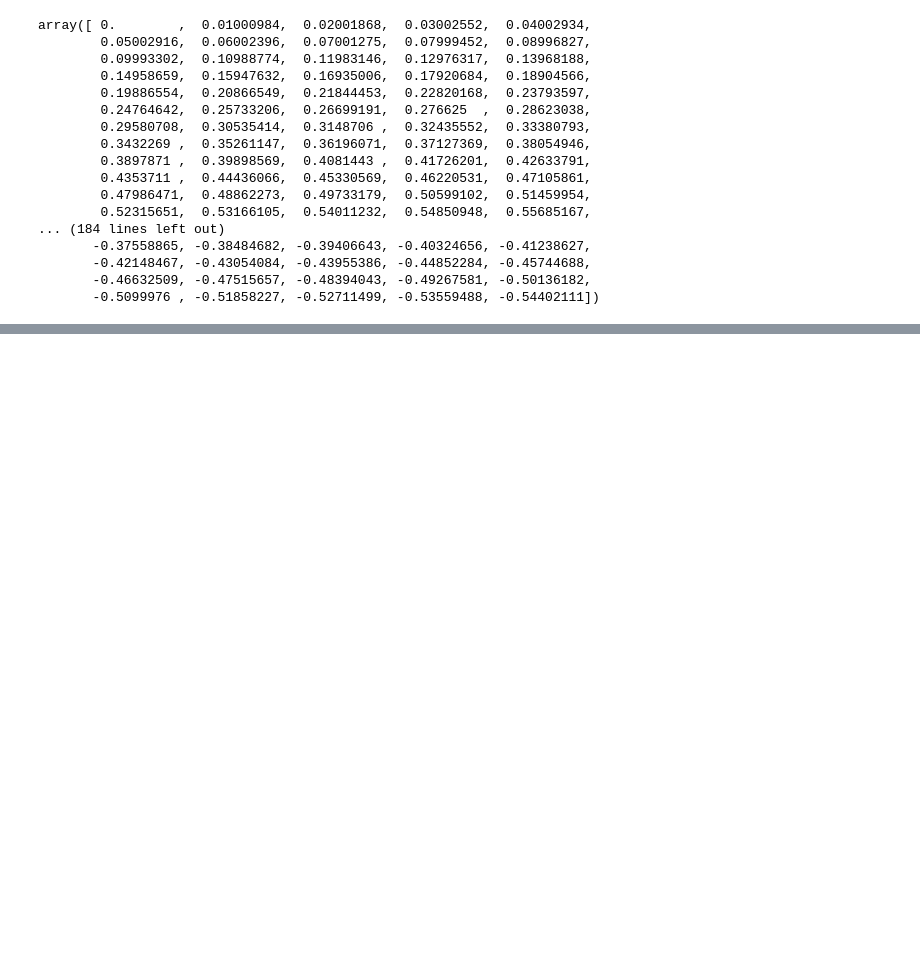
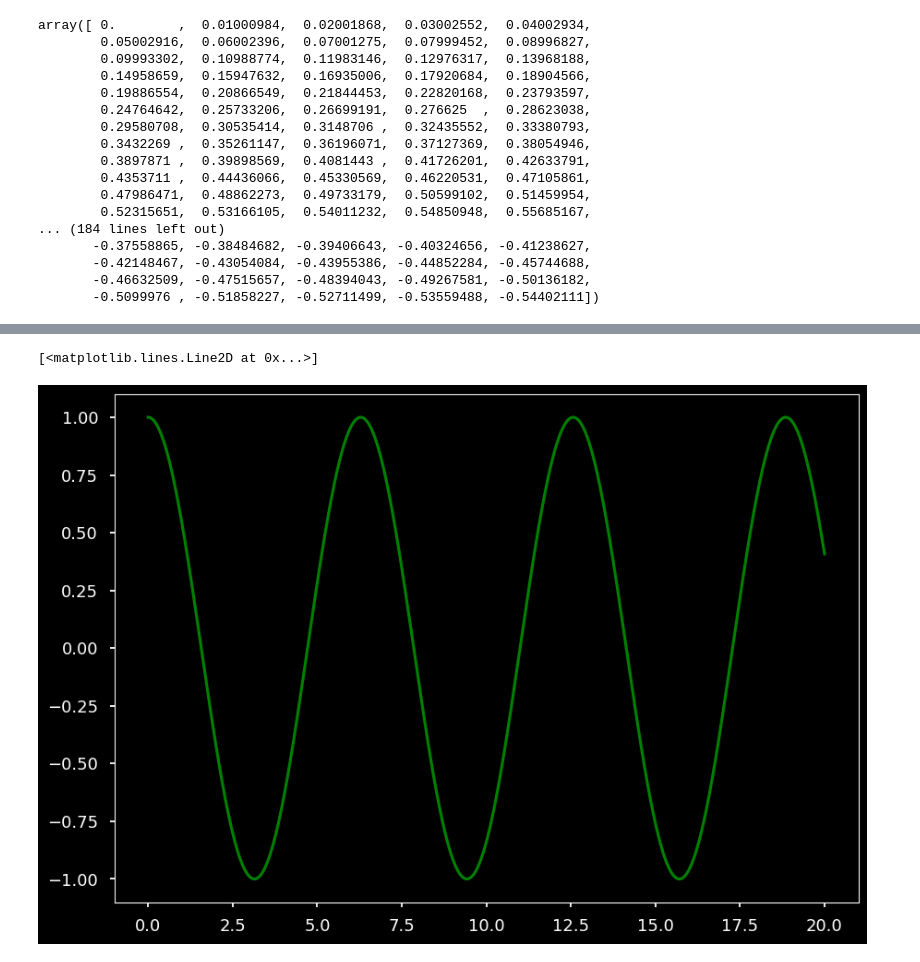
Before and after one commit to AnoopGeorge418/My-Learnings, a Jupyter notebook: Matplotlib/1. intro.ipynb, the cells around one changed output, grey strips where cells are left out. Cells and saved outputs as stored; diff of their text form; code cells hidden in the pictures; blank space fills up the shorter version.

```diff
--- a/Matplotlib/1. intro.ipynb
+++ b/Matplotlib/1. intro.ipynb
@@ -87,0 +153,5 @@ plt.plot(x, x + 0, '*g')
+# %%
+plt.plot(x, y, '-g')
+# %% [output]
+[<matplotlib.lines.Line2D at 0x...>]
+[figure, added]
```
Also changed, not shown: parts of 52 cells of this notebook, 48 other files.
